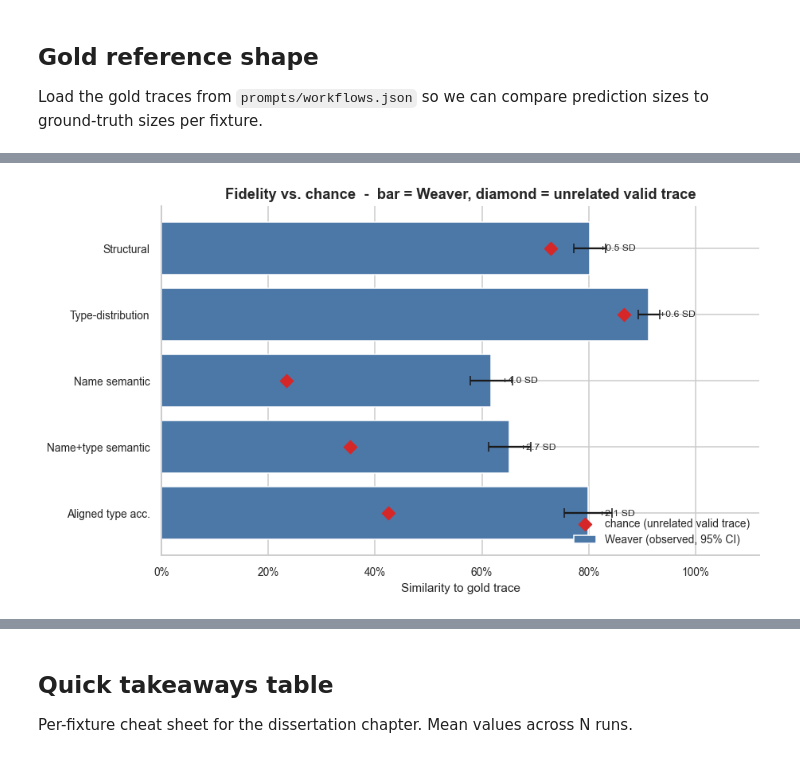
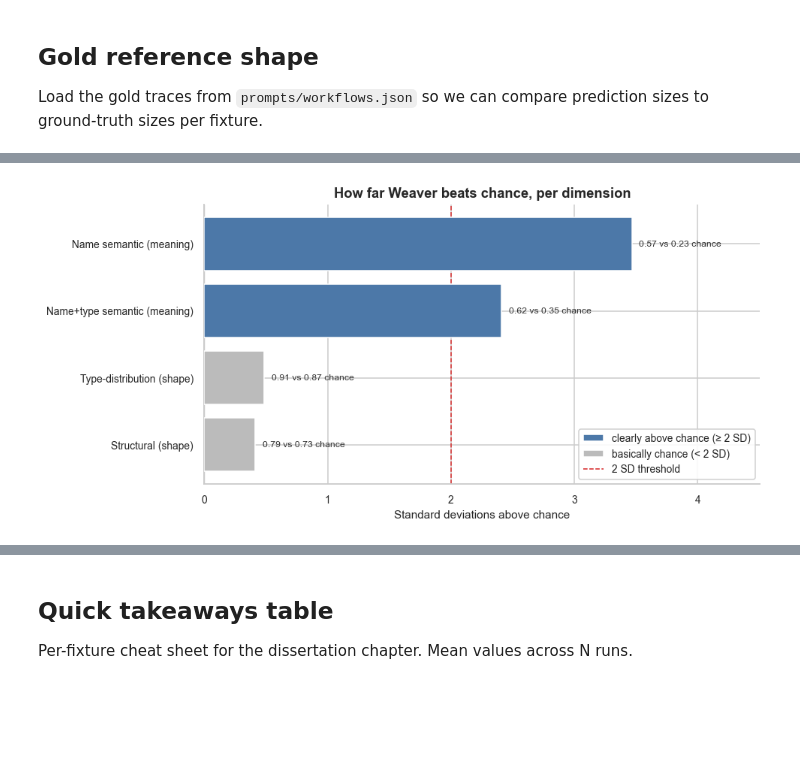
Before and after one commit to ShinZert/TRACE_Fabric, a Jupyter notebook: scripts/eval_analysis.ipynb, the cells around one changed output, grey strips where cells are left out. Cells and saved outputs as stored; diff of their text form; code cells hidden in the pictures; blank space fills up the shorter version.

```diff
--- a/scripts/eval_analysis.ipynb
+++ b/scripts/eval_analysis.ipynb
@@ -69,0 +73,13 @@ Using: 2026-06-07T14-00-23Z
+# %%
+# Figures are saved here (as well as shown inline).
+FIG_DIR = REPO_ROOT / "evals" / "figures"
+FIG_DIR.mkdir(parents=True, exist_ok=True)
+
+
+def savefig(name: str):
+    """Save the current figure to evals/figures/<name>.png with a tight bbox."""
+    plt.savefig(FIG_DIR / f"{name}.png", bbox_inches="tight")
+    print(f"saved -> {(FIG_DIR / f'{name}.png').relative_to(REPO_ROOT)}")
+
+
+print("Figures dir:", FIG_DIR)
@@ -242,6 +281,7 @@ gold_df[gold_df["process_name"].isin(df["process_name"].unique())]
 # %%
 tiers = pd.DataFrame({
     "tier": ["parsed_ok", "schema_pass", "semantic_pass"],
+    "label": ["Parse", "Schema", "Semantic"],
     "pass_rate": [df["parsed_ok"].mean(), df["schema_pass"].mean(), df["semantic_pass"].mean()],
     "n_fail": [(~df["parsed_ok"]).sum(), (~df["schema_pass"]).sum(), (~df["semantic_pass"]).sum()],
 })
@@ -251,7 +291,7 @@ fig, ax = plt.subplots(figsize=(7, 4))
 # Color the weakest tier red; the rest neutral grey.
 weakest = tiers["pass_rate"].idxmin()
 colors = ["#4c78a8" if i != weakest else "#d62728" for i in range(len(tiers))]
-bars = ax.bar(tiers["tier"], tiers["pass_rate"], color=colors, edgecolor="white", width=0.6)
+bars = ax.bar(tiers["label"], tiers["pass_rate"], color=colors, edgecolor="white", width=0.6)
 
 ax.set_ylim(0, 1.08)
 ax.yaxis.set_major_formatter(mtick.PercentFormatter(1.0, decimals=0))
@@ -456,13 +537,15 @@ We report each dimension on its own and never average them into a single "fideli
 import sys
 sys.path.insert(0, str(REPO_ROOT))
 from collections import Counter
+from matplotlib.lines import Line2D
+from matplotlib.patches import Patch
 from services.telemetry import (
     _structural_similarity, _type_distribution_similarity, _semantic_alignment,
 )
 
 gold_traces = [w["assistant"] for w in gold]  # all 20, for a richer null
 
-def _five(pred, g):
+def _dims(pred, g):
     pc = Counter(e["type"] for e in pred["elements"])
     gc = Counter(e["type"] for e in g["elements"])
     sem = _semantic_alignment(pred["elements"], g["elements"])
@@ -471,19 +554,22 @@ def _five(pred, g):
         "type_distribution_similarity": _type_distribution_similarity(pc, gc),
         "name_semantic_similarity": sem["name_semantic_similarity"],
         "name_type_semantic_similarity": sem["name_type_semantic_similarity"],
-        "aligned_type_accuracy": sem["aligned_type_accuracy"],
     }
 
+# Null = every gold trace scored against every OTHER gold (unrelated but valid).
+# Its mean is "chance"; its SD is the noise band a genuine match has to clear.
 null_df = pd.DataFrame([
-    _five(gold_traces[i], gold_traces[j])
+    _dims(gold_traces[i], gold_traces[j])
     for i in range(len(gold_traces)) for j in range(len(gold_traces)) if i != j
 ])
 
+# (shape)/(meaning) grouping follows the metric definitions in main.tex.
 DIMS = ["structural_similarity", "type_distribution_similarity",
-        "name_semantic_similarity", "name_type_semantic_similarity", "aligned_type_accuracy"]
-NICE = {"structural_similarity": "Structural", "type_distribution_similarity": "Type-distribution",
-        "name_semantic_similarity": "Name semantic", "name_type_semantic_similarity": "Name+type semantic",
-        "aligned_type_accuracy": "Aligned type acc."}
+        "name_semantic_similarity", "name_type_semantic_similarity"]
+NICE = {"structural_similarity": "Structural (shape)",
+        "type_distribution_similarity": "Type-distribution (shape)",
+        "name_semantic_similarity": "Name semantic (meaning)",
+        "name_type_semantic_similarity": "Name+type semantic (meaning)"}
 
 rows = []
 for m in DIMS:
@@ -496,30 +582,37 @@ for m in DIMS:
 base = pd.DataFrame(rows)
 display(base.drop(columns="ci").round(3))
 
-fig, ax = plt.subplots(figsize=(8.5, 0.7 * len(base) + 1.5))
-y = np.arange(len(base))
-ax.barh(y, base["observed"], xerr=base["ci"], color="#4c78a8", edgecolor="white",
-        capsize=4, label="Weaver (observed, 95% CI)")
-ax.scatter(base["null_mean"], y, color="#d62728", marker="D", s=55, zorder=3,
-           label="chance (unrelated valid trace)")
-for yi, (o, nm, z) in enumerate(zip(base["observed"], base["null_mean"], base["z_above_null"])):
-    ax.annotate(f"+{z:.1f} SD", (max(o, nm) + 0.02, yi), va="center", fontsize=8)
-ax.set_yticks(y); ax.set_yticklabels(base["dimension"]); ax.invert_yaxis()
-ax.set_xlim(0, 1.12); ax.xaxis.set_major_formatter(mtick.PercentFormatter(1.0, decimals=0))
-ax.set_xlabel("Similarity to gold trace")
-ax.set_title("Fidelity vs. chance  -  bar = Weaver, diamond = unrelated valid trace")
-ax.legend(loc="lower right")
-plt.tight_layout(); plt.show()
+# Bar = SDs above chance (the actual finding), not raw similarity — a long
+# similarity bar means nothing when unrelated traces already score high.
+order = base.sort_values("z_above_null", ascending=True).reset_index(drop=True)
+y = np.arange(len(order))
+colors = ["#4c78a8" if z >= 2 else "#bbbbbb" for z in order["z_above_null"]]  # blue = beats chance
 
-# Per-fixture detail (no cross-dimension ranking implied).
-per_fix = df.groupby("process_name")[DIMS].mean().sort_values("name_semantic_similarity")
-per_fix.index = [short_name(p) for p in per_fix.index]
-per_fix.columns = [NICE[c] for c in DIMS]
-fig, ax = plt.subplots(figsize=(1.4 * len(DIMS) + 4, 0.4 * len(per_fix) + 1.5))
-sns.heatmap(per_fix, annot=True, fmt=".2f", cmap="YlGnBu", vmin=0, vmax=1,
-            linewidths=0.4, linecolor="white", cbar_kws={"label": "score", "shrink": 0.6}, ax=ax)
-ax.set_title("Per-fixture fidelity by dimension"); ax.set_xlabel(""); ax.set_ylabel("")
-plt.setp(ax.get_xticklabels(), rotation=25, ha="right")
-plt.tight_layout(); plt.show()
+fig, ax = plt.subplots(figsize=(9, 0.7 * len(order) + 1.6))
+ax.barh(y, order["z_above_null"], color=colors, edgecolor="white", zorder=3)
+ax.axvline(0, color="#888", linewidth=0.8)
+ax.axvline(2, color="#d62728", linestyle="--", linewidth=1, zorder=2)
+
+for yi, r in order.iterrows():
+    ax.text(r["z_above_null"] + 0.06, yi, f"{r['observed']:.2f} vs {r['null_mean']:.2f} chance",
+            va="center", fontsize=8, color="#333")
+
+ax.set_yticks(y); ax.set_yticklabels(order["dimension"])
+ax.set_xlabel("Standard deviations above chance")
+ax.set_title("How far Weaver beats chance, per dimension")
+
+# Colour coding + threshold line in a boxed legend (rcParams turn frames off
+# globally, so opt back in — same convention as the over-generation plot).
+legend_handles = [
+    Patch(facecolor="#4c78a8", edgecolor="white", label="clearly above chance (≥ 2 SD)"),
+    Patch(facecolor="#bbbbbb", edgecolor="white", label="basically chance (< 2 SD)"),
+    Line2D([0], [0], color="#d62728", linestyle="--", linewidth=1, label="2 SD threshold"),
+]
+ax.legend(handles=legend_handles, loc="lower right", frameon=True,
+          facecolor="white", edgecolor="#ccc", framealpha=0.9)
+ax.margins(x=0.30)
+plt.tight_layout()
+savefig("fidelity_above_chance")
+plt.show()
 # %% [output]
 |  | dimension | observed | null_mean | null_sd | z_above_null | gap_closed |
@@ -531 +624 @@ plt.tight_layout(); plt.show()
-[figure, old version]
+[figure, new version]
```
Also changed, not shown: parts of 35 cells of this notebook, 8 other files.
